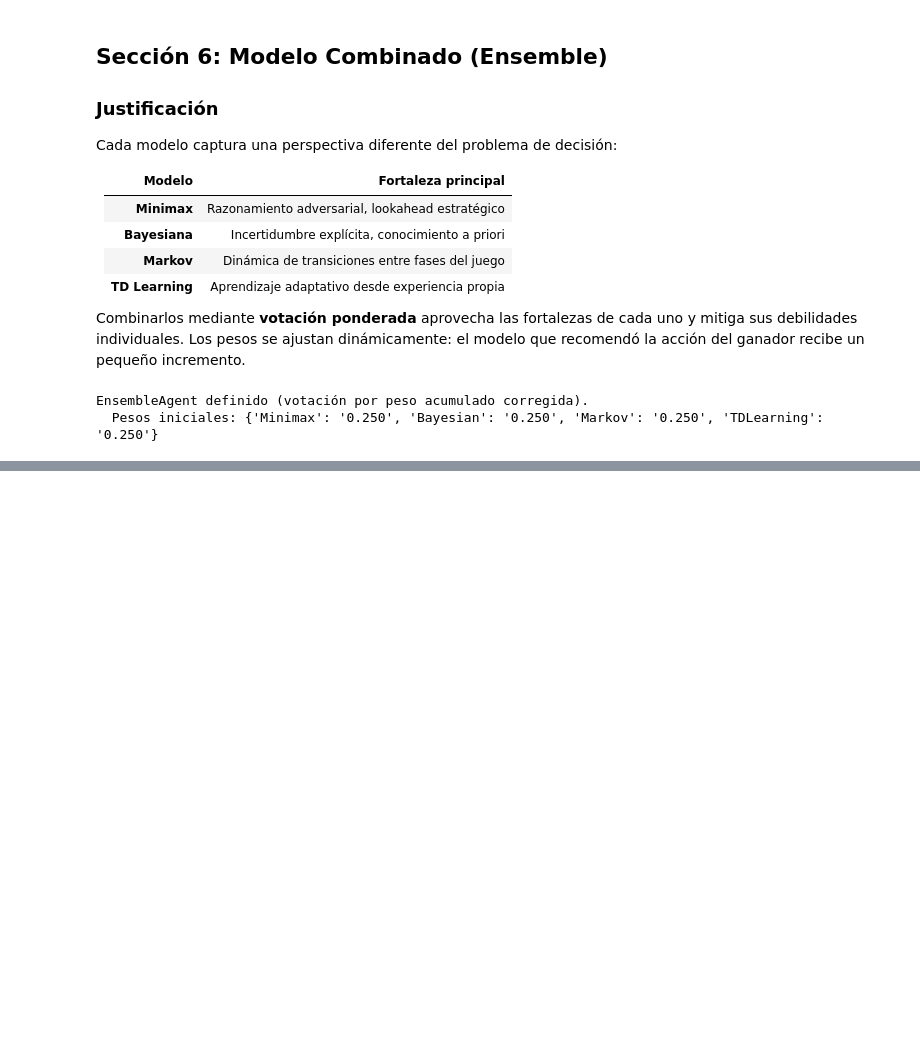
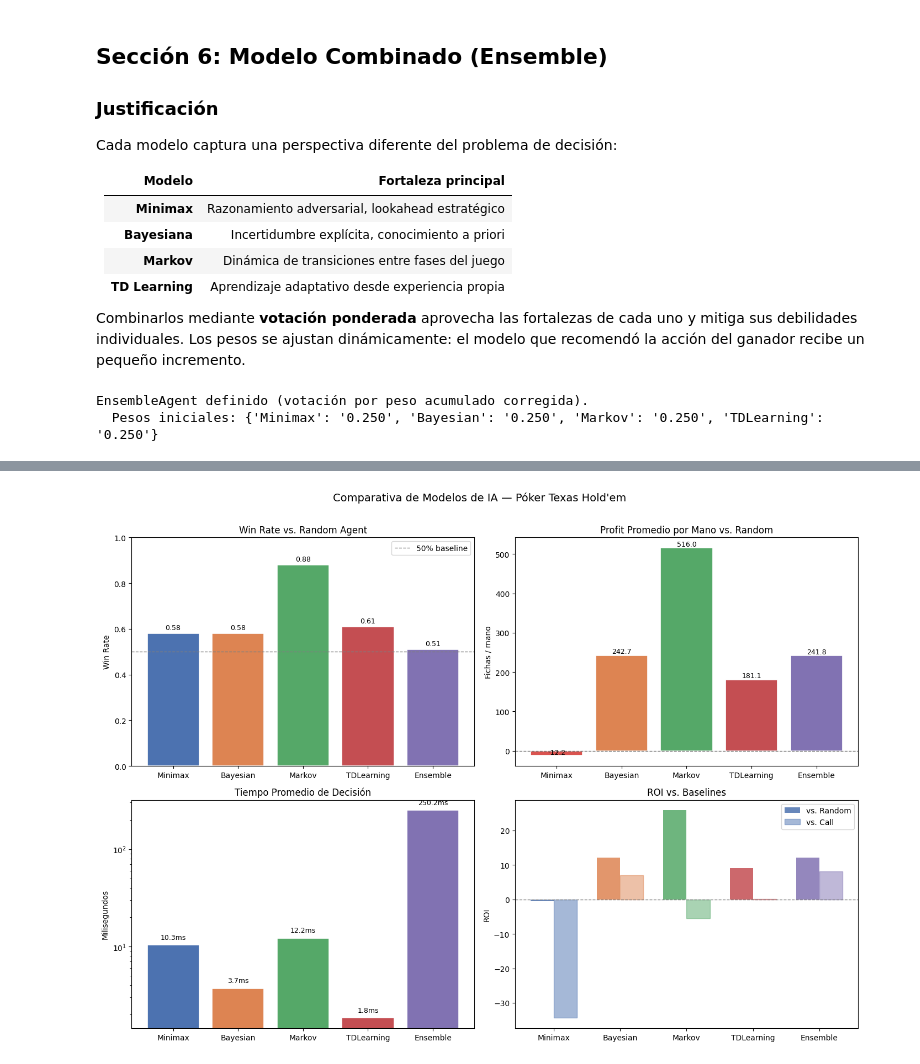
Before and after one commit to Branuvg/AI_PROY_FINAL, a Jupyter notebook: poker_ia_comparativa_final.ipynb, the cells around one changed output, grey strips where cells are left out. Drawn from its saved outputs; the diff is of its cells as text; code cells hidden in the pictures; blank space fills up the shorter version.

```diff
--- a/poker_ia_comparativa_final.ipynb
+++ b/poker_ia_comparativa_final.ipynb
@@ -1980,0 +2200,16 @@ EnsembleAgent definido (votación por peso acumulado corregida).
+# %%
+# Torneo round-robin
+print("\nEjecutando torneo round-robin entre los 5 agentes de IA...")
+rng_t   = random.Random(RANDOM_STATE)
+rr_data = []
+
+pairs = list(itertools.combinations(range(5), 2))
+for i, j in tqdm(pairs, desc="Round-robin"):
+    a0, a1 = main_agents[i], main_agents[j]
+    res = evaluate_agent(a0, a1, n_hands=200)
+    rr_data.append(res)
+    res2 = evaluate_agent(a1, a0, n_hands=200)
+    rr_data.append(res2)
+
+rr_df = pd.DataFrame(rr_data)
+print("\nTorneo round-robin completado.")
@@ -1980,0 +2219,72 @@ EnsembleAgent definido (votación por peso acumulado corregida).
+# %%
+# 7.3  Visualizaciones
+
+fig, axes = plt.subplots(2, 2, figsize=(14, 10))
+fig.suptitle("Comparativa de Modelos de IA — Póker Texas Hold'em", fontsize=14, y=1.01)
+
+agent_names = [a.name for a in main_agents]
+colors      = ['#4C72B0', '#DD8452', '#55A868', '#C44E52', '#8172B2']
+
+# 1. Win Rate vs Random
+ax = axes[0, 0]
+wr_data = results_df[results_df['Opponent'] == 'Random']
+wr_vals = [wr_data[wr_data['Agent'] == n]['WinRate'].mean() for n in agent_names]
+bars = ax.bar(agent_names, wr_vals, color=colors, edgecolor='white', linewidth=1.2)
+ax.axhline(0.5, color='gray', linestyle='--', linewidth=1, label='50% baseline')
+ax.set_title('Win Rate vs. Random Agent')
+ax.set_ylabel('Win Rate')
+ax.set_ylim(0, 1)
+ax.legend()
+for bar, val in zip(bars, wr_vals):
+    ax.text(bar.get_x() + bar.get_width()/2, bar.get_height() + 0.01,
+            f'{val:.2f}', ha='center', va='bottom', fontsize=9)
+
+# 2. Average Profit vs Random
+ax = axes[0, 1]
+pr_data = results_df[results_df['Opponent'] == 'Random']
+pr_vals = [pr_data[pr_data['Agent'] == n]['AvgProfit'].mean() for n in agent_names]
+bar_colors = [colors[i] if v >= 0 else '#d9534f' for i, v in enumerate(pr_vals)]
+bars = ax.bar(agent_names, pr_vals, color=bar_colors, edgecolor='white', linewidth=1.2)
+ax.axhline(0, color='gray', linestyle='--', linewidth=1)
+ax.set_title('Profit Promedio por Mano vs. Random')
+ax.set_ylabel('Fichas / mano')
+for bar, val in zip(bars, pr_vals):
+    offset = 0.5 if val >= 0 else -1.5
+    ax.text(bar.get_x() + bar.get_width()/2, bar.get_height() + offset,
+            f'{val:.1f}', ha='center', va='bottom', fontsize=9)
+
+# 3. Tiempo de decisión
+ax = axes[1, 0]
+all_eval = pd.concat([results_df])
+dt_vals  = [all_eval[all_eval['Agent'] == n]['AvgDecisionMs'].mean() for n in agent_names]
+bars = ax.bar(agent_names, dt_vals, color=colors, edgecolor='white', linewidth=1.2)
+ax.set_title('Tiempo Promedio de Decisión')
+ax.set_ylabel('Milisegundos')
+ax.set_yscale('log')
+for bar, val in zip(bars, dt_vals):
+    ax.text(bar.get_x() + bar.get_width()/2, bar.get_height() * 1.1,
+            f'{val:.1f}ms', ha='center', va='bottom', fontsize=9)
+
+# 4. ROI vs baselines
+ax = axes[1, 1]
+roi_rand = [results_df[(results_df['Agent']==n) & (results_df['Opponent']=='Random')]['ROI'].mean()
+            for n in agent_names]
+roi_call = [results_df[(results_df['Agent']==n) & (results_df['Opponent']=='Call')]['ROI'].mean()
+            for n in agent_names]
+
+x     = np.arange(len(agent_names))
+width = 0.35
+ax.bar(x - width/2, roi_rand, width, label='vs. Random', color=colors, alpha=0.85)
+ax.bar(x + width/2, roi_call, width, label='vs. Call',   color=colors, alpha=0.5,
+       edgecolor=[c for c in colors])
+ax.axhline(0, color='gray', linestyle='--', linewidth=1)
+ax.set_title('ROI vs. Baselines')
+ax.set_ylabel('ROI')
+ax.set_xticks(x)
+ax.set_xticklabels(agent_names)
+ax.legend()
+
+plt.tight_layout()
+plt.show()
+# %% [output]
+[figure, added]
```
Also changed, not shown: parts of 7 cells of this notebook.
